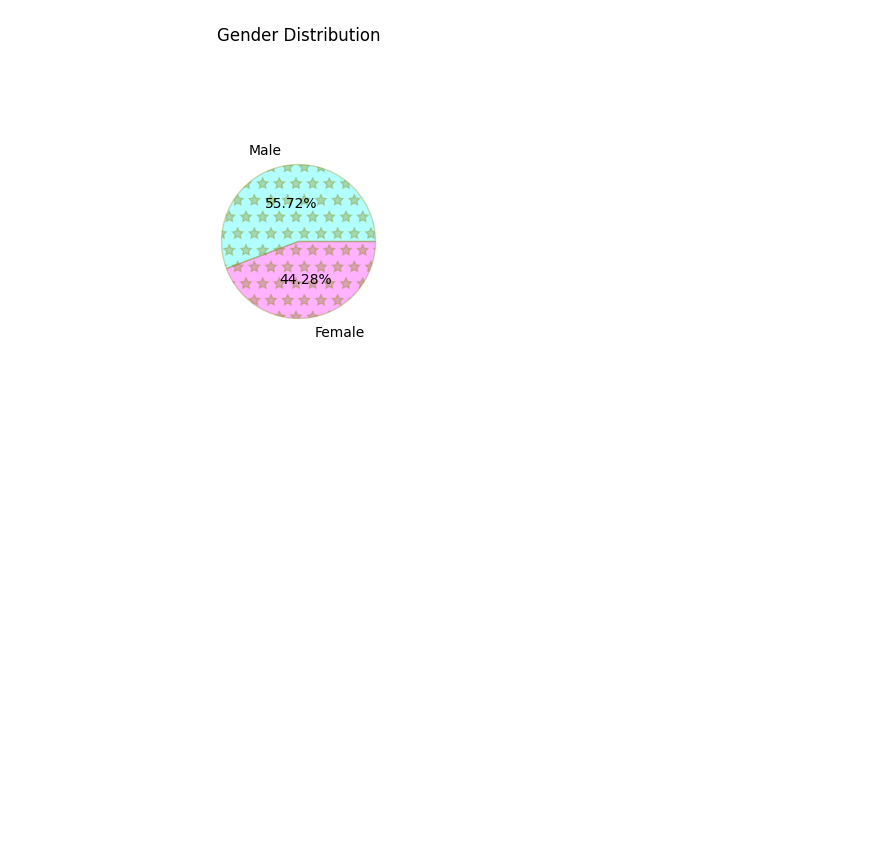
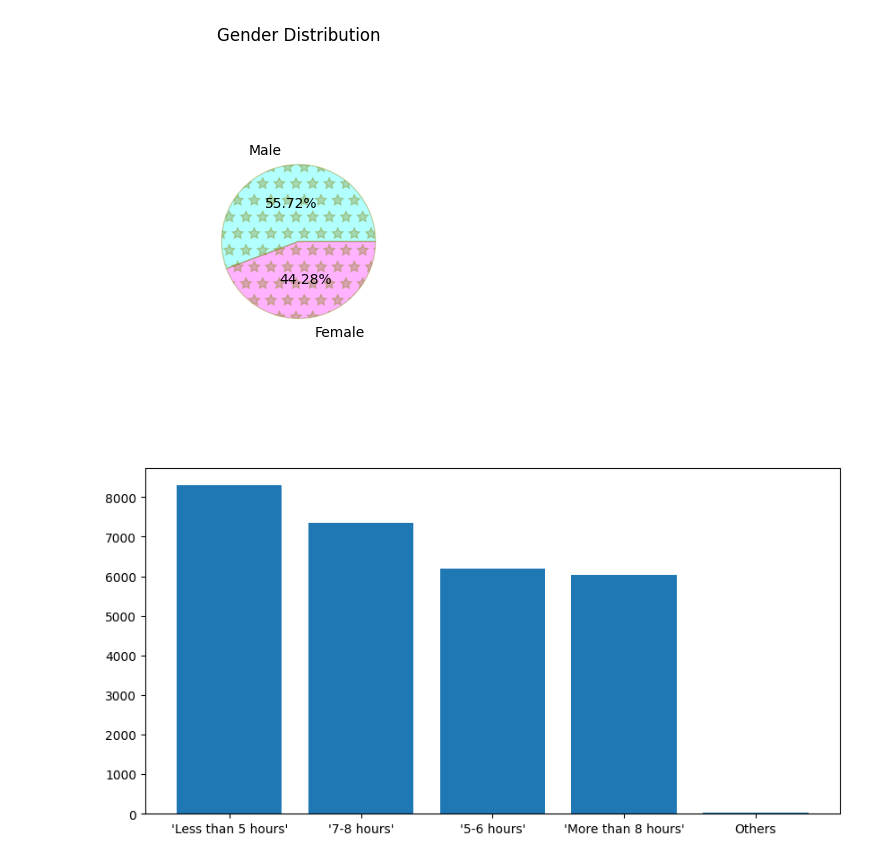
Before and after one commit to ToblerX/student_data_analysis, a Jupyter notebook: sample.ipynb, the cells around one changed output. Drawn from its saved outputs; the diff is of its cells as text; code cells hidden in the pictures; blank space fills up the shorter version.

Commit message:
bar chart sleeping hours

```diff
--- a/sample.ipynb
+++ b/sample.ipynb
@@ -57,3 +57,11 @@ plt.title('Gender Distribution')
 plt.show()
 # %% [output]
 [figure]
+# %%
+sleep_counts = data['SleepDuration'].value_counts()
+
+plt.figure(figsize = (10,5))
+plt.bar(sleep_counts.index, sleep_counts.values)
+plt.show()
+# %% [output]
+[figure, added]
```
